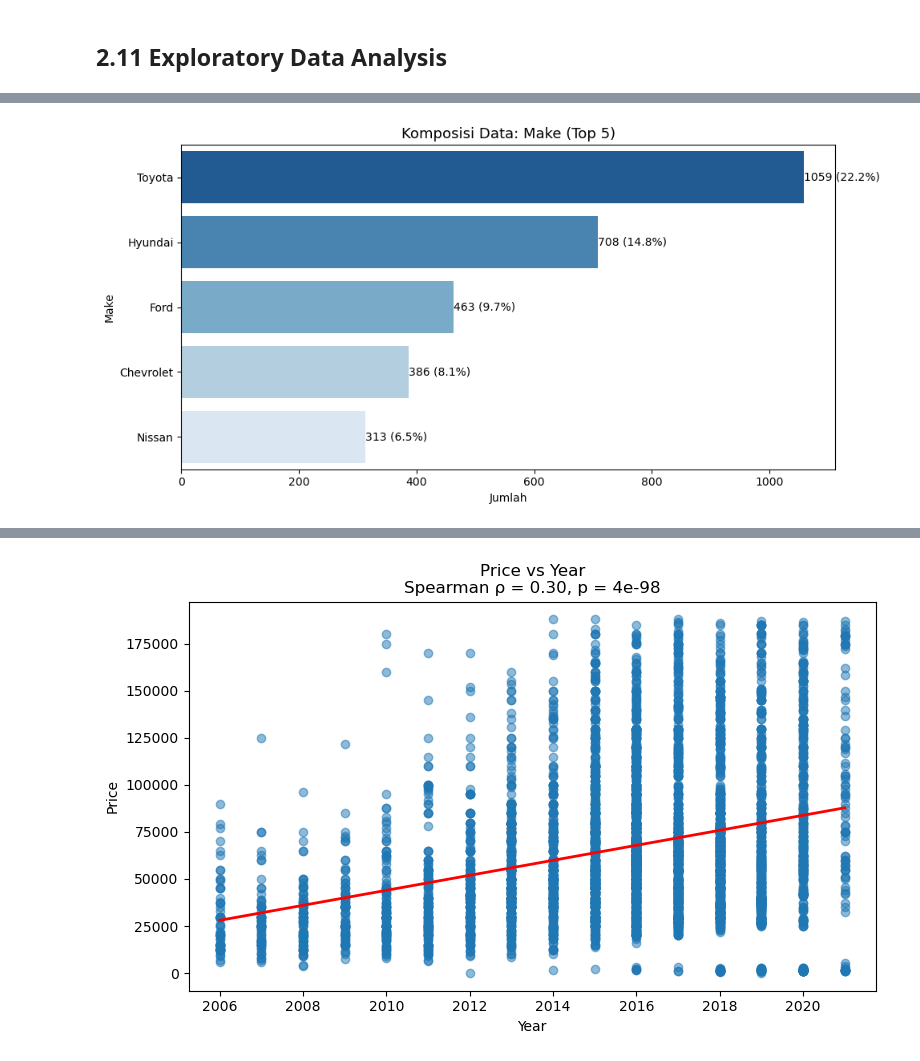
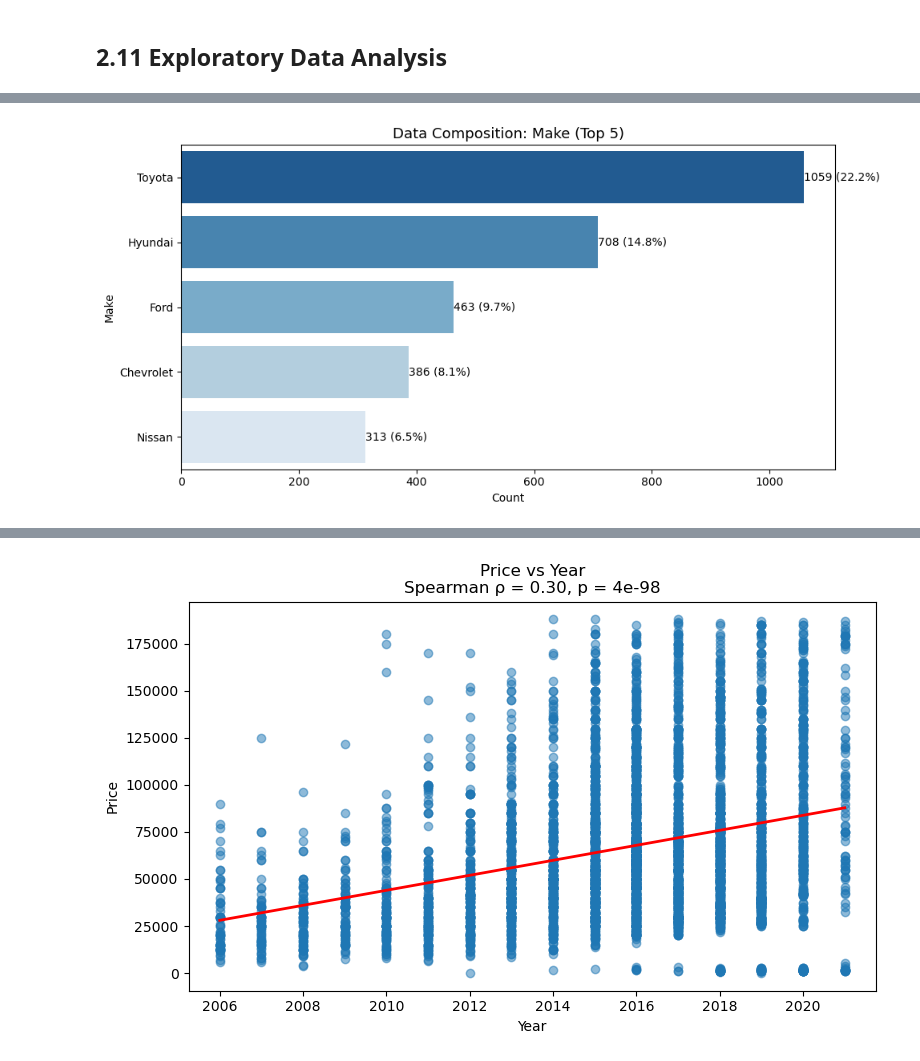
Before and after one commit to hansdarmawann/arabian-cars-1, a Jupyter notebook: Notebooks/02_Data Acquisition And Understanding.ipynb, the cells around one changed output, grey strips where cells are left out. Drawn from its saved outputs; the diff is of its cells as text; code cells hidden in the pictures.

```diff
--- a/Notebooks/02_Data Acquisition And Understanding.ipynb
+++ b/Notebooks/02_Data Acquisition And Understanding.ipynb
@@ -707,10 +731,10 @@ def countplot_categorical(
     show_percent=True
 ):
     """
-    Menampilkan countplot untuk kolom kategorikal (non-numerikal).
+    Display countplots for categorical (non-numeric) columns.
     """
 
-    # Jika kolom tidak ditentukan, ambil semua kolom kategorikal
+    # If columns are not specified, select all categorical columns
     if cols is None:
         cols = df.select_dtypes(include='object').columns.tolist()
 
@@ -732,35 +756,35 @@ def countplot_categorical(
             order=data[col],
             palette='Blues_r'
         )
 
-        # 👉 Judul ditambahkan Top-N
+        # 👉 Title with Top-N info
         plt.title(
-            f'Komposisi Data: {col} (Top {top_n})',
+            f'Data Composition: {col} (Top {top_n})',
             fontsize=13
         )
-        plt.xlabel('Jumlah')
+        plt.xlabel('Count')
         plt.ylabel(col)
 
-        # Tambahkan label count & persentase
+        # Add count & percentage labels
         for i, row in data.iterrows():
             label = f"{row['Count']}"
             if show_percent:
                 label += f" ({row['Percentage']:.1f}%)"
             plt.text(
                 row['Count'],
                 i,
                 label,
                 va='center',
                 fontsize=10
             )
 
         plt.tight_layout()
         plt.show()
 
 countplot_categorical(
     df,
     cols=['Make'],
     top_n=5
 )
 # %% [output]
-[figure, old version]
+[figure, new version]
```
Also changed, not shown: parts of 96 cells of this notebook, 4 other files.
